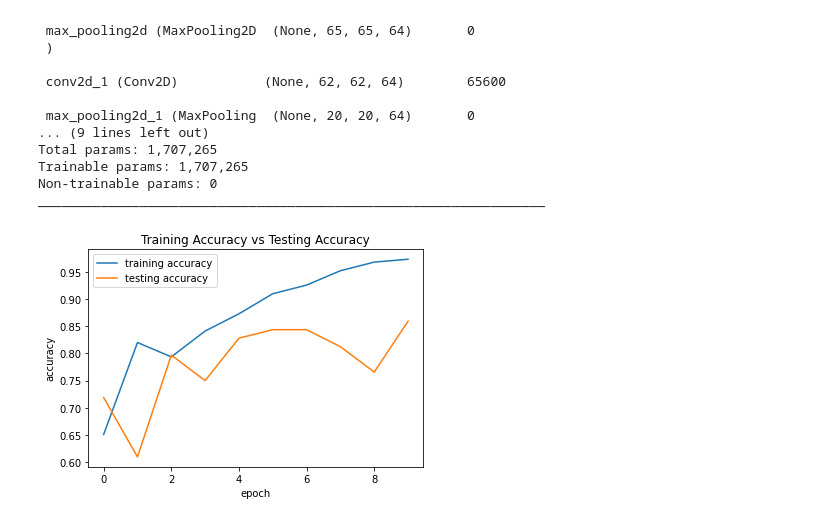
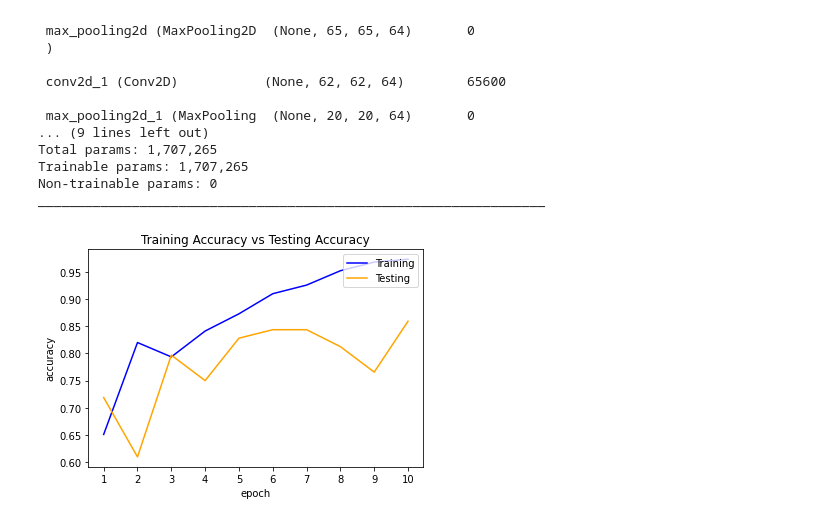
Before and after one commit to gabrielleclav/brain-tumor-detection, a Jupyter notebook: code/modeling.ipynb, the cells around one changed output. Cells and saved outputs as stored; diff of their text form; code cells hidden in the pictures.

```diff
--- a/code/modeling.ipynb
+++ b/code/modeling.ipynb
@@ -62,47 +107,6 @@ img = load_img('drive/MyDrive/datasets/brain_tumor_dataset/yes/Y1.jpg')
 img
 # %% [output]
 [figure]
-# %%
-# Defining a Function to load in the two datasets -- yes and no datasets
-def load_datasets(file_path):
-  '''
-  This function takes in a file path to the image datasets and reads in the files
-  using os library and load_img from keras. The function checks to see if it can
-  read in the image and executes if possible. If not, that file is ignored.
-  It sizes the image into the target image and append it to the data_array.
-  input: file path to dataset
-  output: data array of all the files
-  '''
-
-  data_array = []
-  for file in os.listdir(file_path):
-    try:
-      if file == '.ipynb_checkpoints':
-        continue #ignore this file
-
-      loading = load_img(file_path + file, target_size = (200, 200))
-      arr = img_to_array(loading) / 255
-      data_array.append(arr)
-    except:
-      print(f'Error for file: {file}')
-
-  return data_array
-
-def plot_acc(hist):
-  '''
-  Plotting the results from the CNN: the training accuracy and the testing
-  accuracy.
-  input: hist which are the results from the CNN
-  output: plotted training vs. testing accuracy graph
-  '''
-
-  plt.plot(hist.history['accuracy'], label='training accuracy')
-  plt.plot(hist.history['val_accuracy'], label='testing accuracy')
-  plt.title('Training Accuracy vs Testing Accuracy')
-  plt.xlabel('epoch')
-  plt.ylabel('accuracy')
-  plt.legend()
-  plt.show()
 # %%
 yes_path = 'drive/MyDrive/datasets/brain_tumor_dataset/yes/'
 no_path = 'drive/MyDrive/datasets/brain_tumor_dataset/no/'
@@ -219,6 +223,6 @@ Trainable params: 1,707,265
 Non-trainable params: 0
 _________________________________________________________________
 # %%
-plot_acc(history)
+plot_acc(history, 10)
 # %% [output]
-[figure, old version]
+[figure, new version]
```
Also changed, not shown: parts of 1 cell of this notebook.
